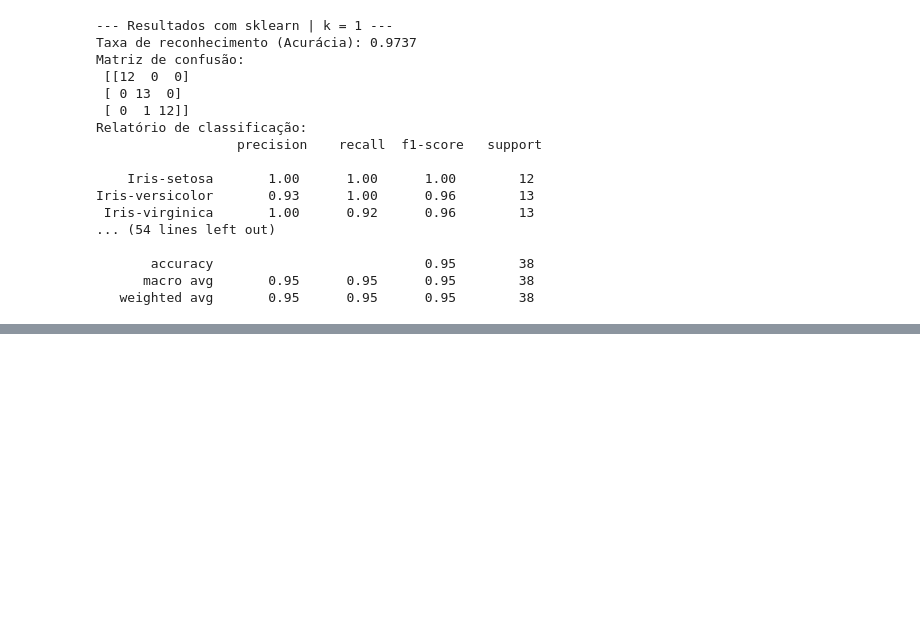
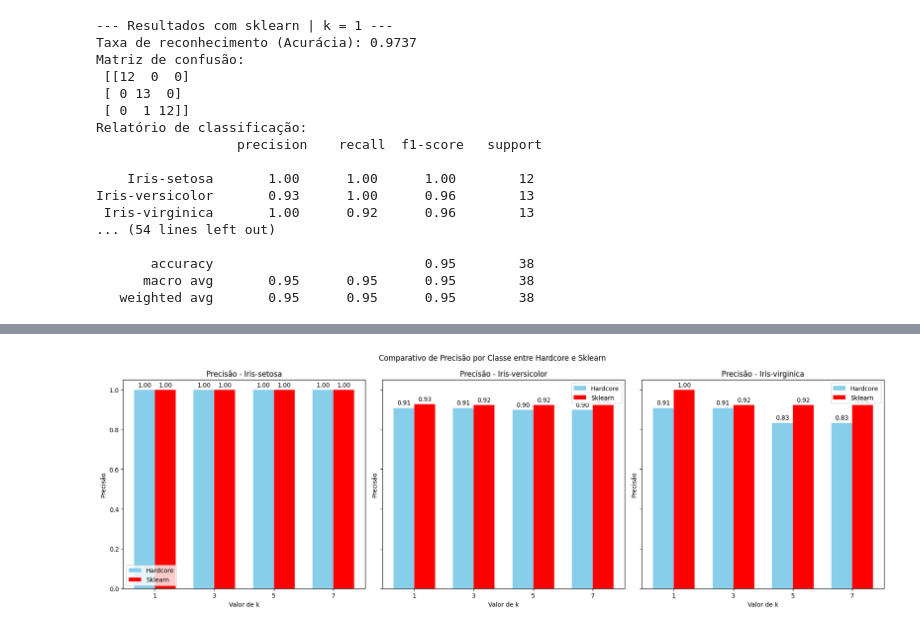
Before and after one commit to tteodorogustavo/GCC128-Artificial-Intelligence, a Jupyter notebook: KNN/knn.ipynb, the cells around one changed output, grey strips where cells are left out. Cells and saved outputs as stored; diff of their text form; code cells hidden in the pictures; blank space fills up the shorter version.

```diff
--- a/KNN/knn.ipynb
+++ b/KNN/knn.ipynb
@@ -29,14 +29,16 @@ import pandas as pd
 import numpy as np
 from collections import Counter
 
-df = pd.read_csv("../dataset/Iris.csv")
+df = pd.read_csv("./Iris.csv")
 df = df.drop(columns=["Id"])
 
 X = df.drop(columns=["Species"]).values
 y = df["Species"].values
 
+# Lista para armazenar as métricas de avaliação de cada implementação
 knn_hardcore_acc_list = []
-
+knn_hardcore_precisions_list = []
+knn_hardcore_recalls_list = []
 
 def train_test_split(X, y, test_size=0.25, random_state=17):
     np.random.seed(random_state)
@@ -106,16 +108,17 @@ def run_knn_hardcore(k):
 
     acc = accuracy(y_test, y_pred)
     knn_hardcore_acc_list.append(acc * 100)
+
     cm = confusion_matrix(y_test, y_pred, labels)
     precisions, recalls = precision_recall(y_test, y_pred, labels)
+    knn_hardcore_precisions_list.append(precisions)
+    knn_hardcore_recalls_list.append(recalls)
 
     print("Taxa de reconhecimento (Acurácia):", round(acc, 4))
     print("Matriz de confusão:\n", cm)
     print("Precisão por classe:", precisions)
     print("Revocação por classe:", recalls)
 
-    print("F1-Score por classe:", {label: 2 * (precisions[label] * recalls[label]) / (precisions[label] + recalls[label]) for label in labels})
-
 
 for k in [1, 3, 5, 7]:
     run_knn_hardcore(k)
@@ -155,7 +158,7 @@ from sklearn.neighbors import KNeighborsClassifier
 from sklearn.metrics import confusion_matrix, classification_report, accuracy_score
 
 # --- Carregar dataset ---
-df = pd.read_csv("../dataset/Iris.csv")
+df = pd.read_csv("./Iris.csv")
 df = df.drop(columns=["Id"])
 
 X = df.drop(columns=["Species"]).values
@@ -255,0 +284,43 @@ plt.show()
+# %%
+k_values = [1, 3, 5, 7]
+labels = np.unique(df["Species"])
+hardcore_precisions = {label: [knn_hardcore_precisions_list[i][label] for i in range(len(k_values))] for label in labels}
+sklearn_precisions = {label: [] for label in labels}
+from sklearn.metrics import precision_score
+for k_idx, k in enumerate(k_values):
+    # Reexecutar sklearn para pegar precisões por classe
+    knn = KNeighborsClassifier(n_neighbors=k)
+    knn.fit(X_train, y_train)
+    y_pred = knn.predict(X_test)
+    for label in labels:
+        prec = precision_score(y_test, y_pred, labels=[label], average=None, zero_division=0)[0]
+        sklearn_precisions[label].append(prec)
+# Plotar gráfico comparativo de precisão por classe
+x = np.arange(len(k_values))
+width = 0.35
+fig, axs = plt.subplots(1, 3, figsize=(18, 6), sharey=True)
+for idx, label in enumerate(labels):
+    rects1 = axs[idx].bar(x - width/2, hardcore_precisions[label], width, label='Hardcore', color='skyblue')
+    rects2 = axs[idx].bar(x + width/2, sklearn_precisions[label], width, label='Sklearn', color='red')
+    axs[idx].set_title(f'Precisão - {label}')
+    axs[idx].set_xticks(x)
+    axs[idx].set_xticklabels(k_values)
+    axs[idx].set_xlabel('Valor de k')
+    axs[idx].set_ylabel('Precisão')
+    axs[idx].legend()
+    # Adicionar valores internos nas barras
+    def autolabel(rects):
+        for rect in rects:
+            height = rect.get_height()
+            axs[idx].annotate(f'{height:.2f}' if height > 0 else '0.00',
+                            xy=(rect.get_x() + rect.get_width() / 2, height),
+                            xytext=(0, 3),
+                            textcoords="offset points",
+                            ha='center', va='bottom', fontsize=10, color='black')
+    autolabel(rects1)
+    autolabel(rects2)
+fig.suptitle('Comparativo de Precisão por Classe entre Hardcore e Sklearn')
+fig.tight_layout()
+plt.show()
+# %% [output]
+[figure, added]
```
Also changed, not shown: parts of 6 cells of this notebook, 2 other files.
